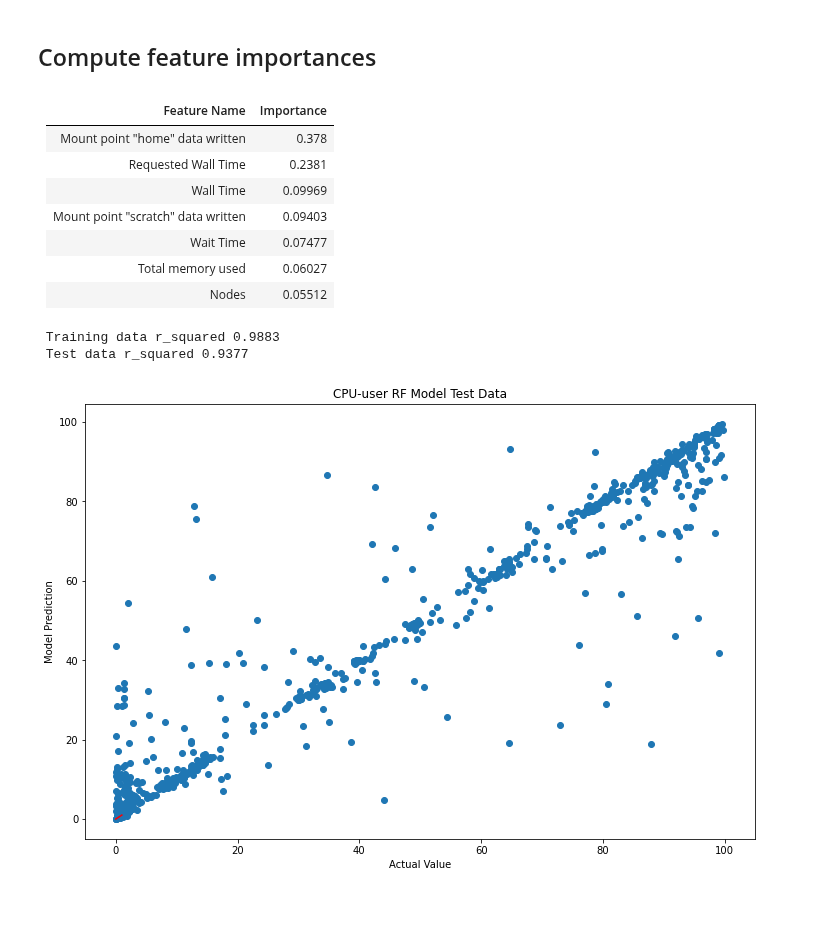
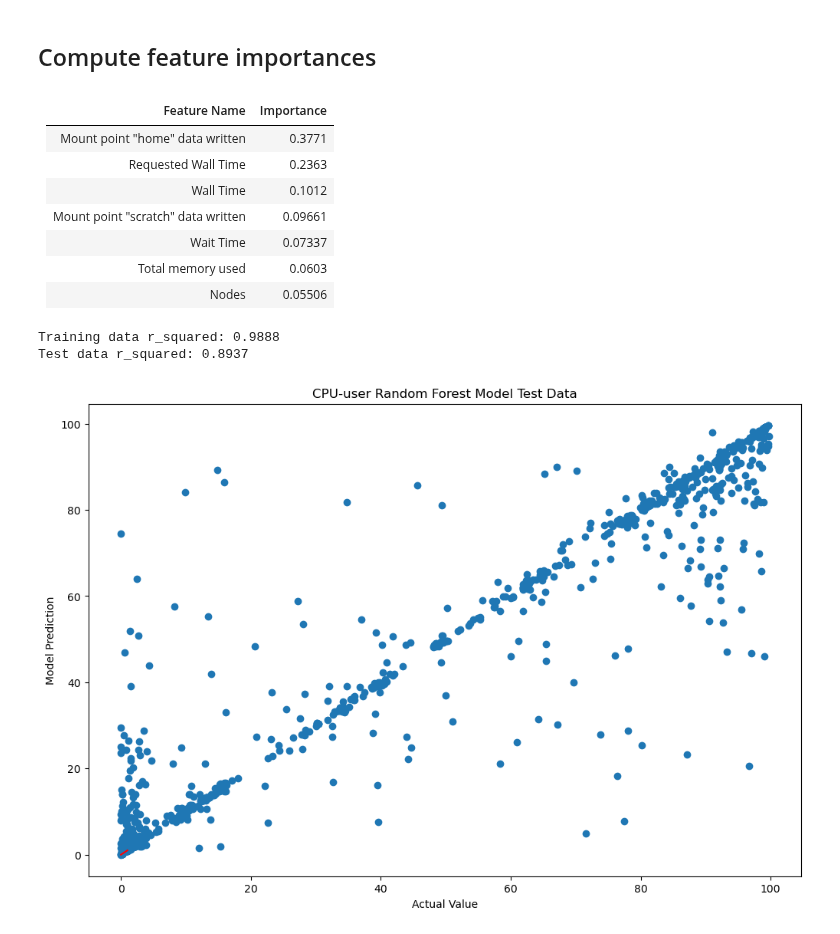
Before and after one commit to ubccr/xdmod-notebooks, a Jupyter notebook: XDMoD-Machine-Learning.ipynb, the cells around one changed output. Cells and saved outputs as stored; diff of their text form; code cells hidden in the pictures; blank space fills up the shorter version.

Commit message:
Update to latest xdmod-python and...
- Add details of the `get_raw_data()` method.
- Add heading and introduction.
- Make wording and code style consistent with the intro workbook.

```diff
--- a/XDMoD-Machine-Learning.ipynb
+++ b/XDMoD-Machine-Learning.ipynb
@@ -21,4 +24,3 @@ To access the data in XDMoD you need to know the URL of the XDMoD instance. You
 # %%
-XDMOD_URL = "https://xdmod-dev.ccr.xdmod.org"
-XDMOD_API_KEY = None
+dw = DataWarehouse(xdmod_host='https://xdmod-dev.ccr.xdmod.org:9001', api_token=None)
 # %% [markdown]
@@ -87,0 +82,2 @@ To prepare for training, we'll filter the jobs to only one that have complete re
+# %%
+supremmjobs = supremmjobs[supremmjobs['Mount point "scratch" data written'].notna()]
@@ -87,0 +86,3 @@ To prepare for training, we'll filter the jobs to only one that have complete re
+# %%
+import numpy as np
+supremmjobs = supremmjobs.astype(np.float64)
@@ -128,52 +124,49 @@ RandomForestRegressor()
 # %%
 import numpy as np
 importances = RandomForestRegModel.feature_importances_
-std = np.std([tree.feature_importances_ for tree in RandomForestRegModel.estimators_],
-             axis=0)
+std = np.std(
+    [tree.feature_importances_ for tree in RandomForestRegModel.estimators_],
+    axis=0,
+)
 indices = np.argsort(importances)[::-1]
-
 # Calculate feature importances
 importances = RandomForestRegModel.feature_importances_
 # Sort feature importances in descending order
 indices = np.argsort(importances)[::-1]
-
 # Rearrange feature names so they match the sorted feature importances
 names = [X_train.columns[i] for i in indices]
-
 md = "|Feature Name | Importance |\n|-------|:----|\n"
 for i in indices:
     md += "|{}|{:1.4}|\n".format(names[i], importances[i])
-
 display(Markdown(md))
 # %% [output]
 |Feature Name | Importance |
 |-------|:----|
-|Mount point "home" data written|0.378|
-|Requested Wall Time|0.2381|
-|Wall Time|0.09969|
-|Mount point "scratch" data written|0.09403|
-|Wait Time|0.07477|
-|Total memory used|0.06027|
-|Nodes|0.05512|
+|Mount point "home" data written|0.3771|
+|Requested Wall Time|0.2363|
+|Wall Time|0.1012|
+|Mount point "scratch" data written|0.09661|
+|Wait Time|0.07337|
+|Total memory used|0.0603|
+|Nodes|0.05506|
 # %%
 X_train_predict = RandomForestRegModel.predict(X_train)
-print(" Training data r_squared"  ,round(r2_score(X_train_predict, y_train),4))
+print("Training data r_squared:", round(r2_score(X_train_predict, y_train), 4))
 X_test_predict = RandomForestRegModel.predict(X_test)
-print(" Test data r_squared"  ,round(r2_score(X_test_predict, y_test),4))
-
-# make model vs actual scatter plot of CPU-user
+print("Test data r_squared:", round(r2_score(X_test_predict, y_test), 4))
+# Make scatter plot of CPU-user: model vs. actual
 import matplotlib.pyplot as plt
-plt.scatter(y_test,X_test_predict)
+plt.scatter(y_test, X_test_predict)
 plt.ylabel('Model Prediction')
 plt.xlabel('Actual Value')
-plt.title('CPU-user RF Model Test Data')
-point1 = [0,0]
-point2 = [1,1]
+plt.title('CPU-user Random Forest Model Test Data')
+point1 = [0, 0]
+point2 = [1, 1]
 x_values = [point1[0], point2[0]]
 y_values = [point1[1], point2[1]]
-plt.plot(x_values, y_values,'r')
+plt.plot(x_values, y_values, 'r')
 plt.show()
 # %% [output]
- Training data r_squared 0.9883
- Test data r_squared 0.9377
+Training data r_squared: 0.9888
+Test data r_squared: 0.8937
-[figure, old version]
+[figure, new version]
```
Also changed, not shown: parts of 38 cells of this notebook.
